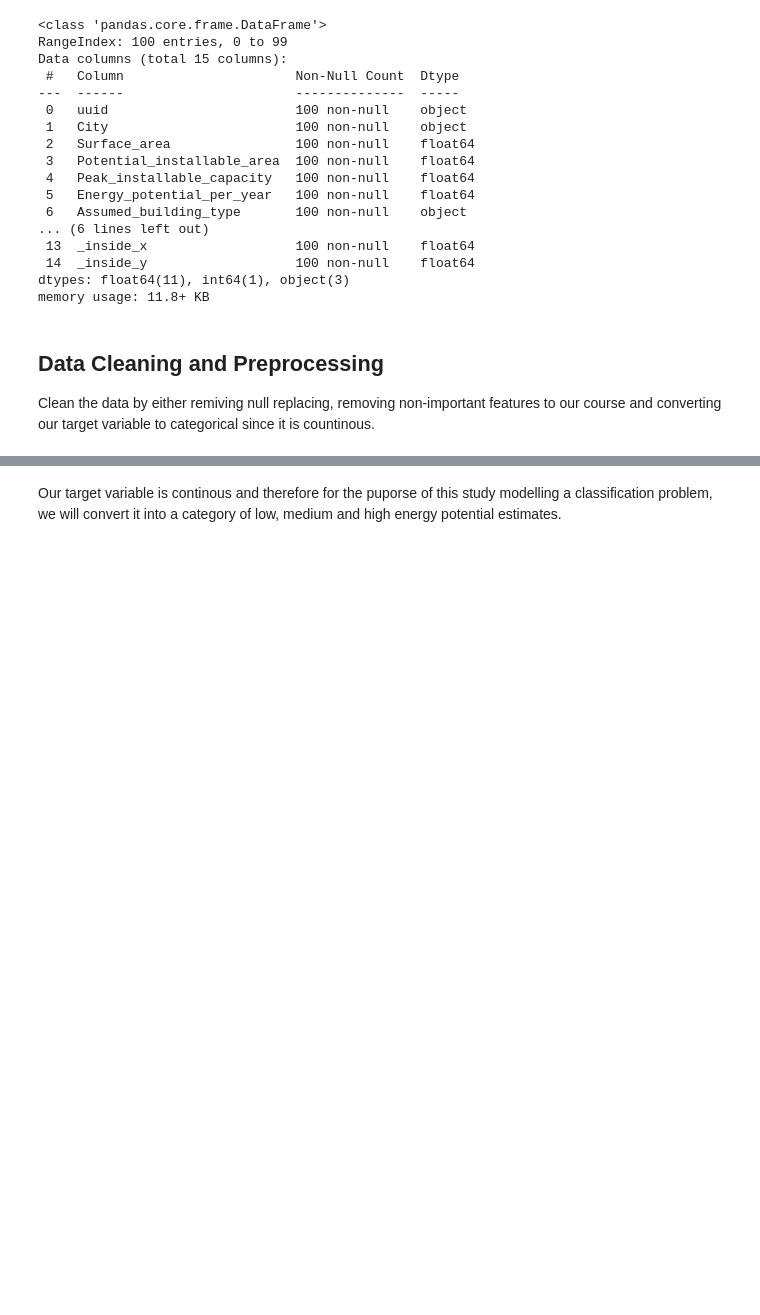
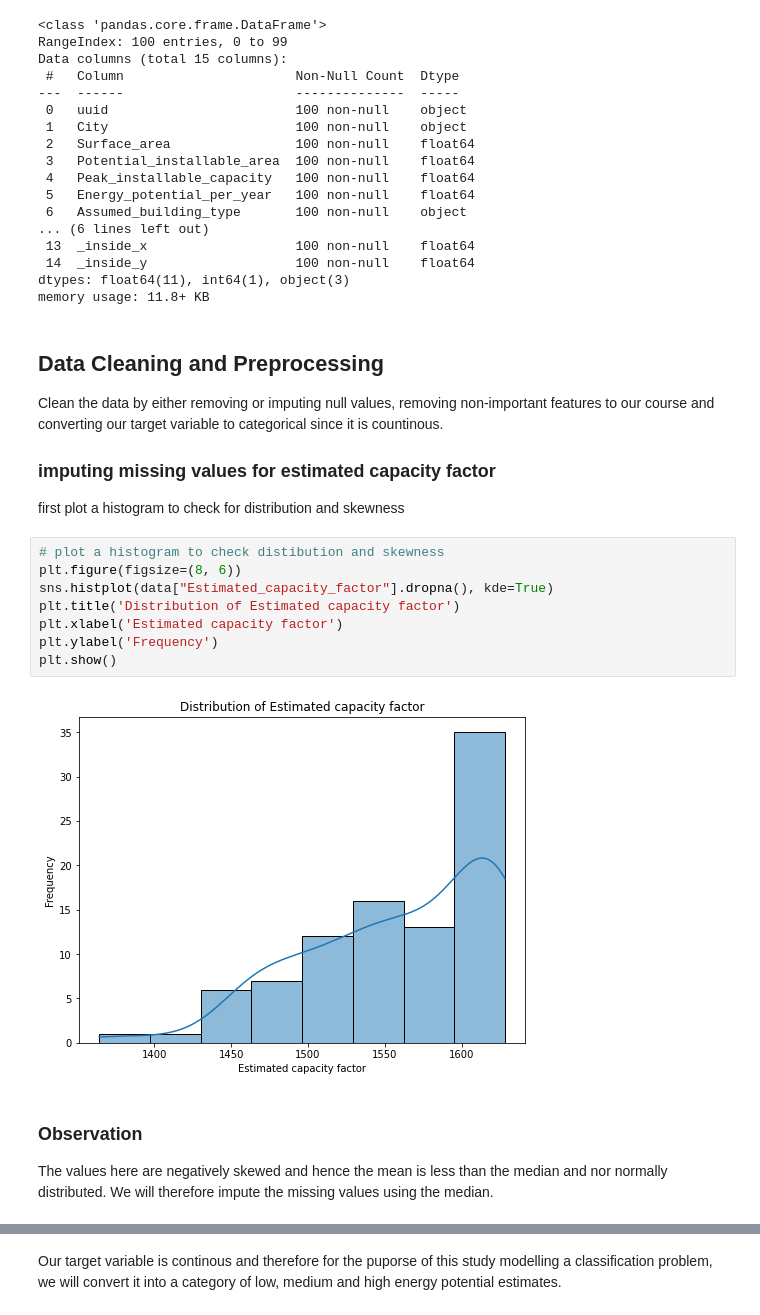
Before and after one commit to James-Kosgei/Phase3..Prjct88, a Jupyter notebook: index.ipynb, the cells around one changed output, grey strips where cells are left out. Drawn from its saved outputs; the diff is of its cells as text; blank space fills up the shorter version.

Commit message:
Data cleaning

```diff
--- a/index.ipynb
+++ b/index.ipynb
@@ -113,4 +113,20 @@ dtypes: float64(11), int64(1), object(3)
 memory usage: 11.8+ KB
 # %% [markdown]
 ## Data Cleaning and Preprocessing
-Clean the data by either remiving null replacing, removing non-important features to our course and converting our target variable to categorical since it is countinous.
+Clean the data by either removing or imputing null values, removing non-important features to our course and converting our target variable to categorical since it is countinous.
+
+### imputing missing values for estimated capacity factor
+first plot a histogram to check for distribution and skewness
+# %%
+# plot a histogram to check distibution and skewness
+plt.figure(figsize=(8, 6))
+sns.histplot(data["Estimated_capacity_factor"].dropna(), kde=True)
+plt.title('Distribution of Estimated capacity factor')
+plt.xlabel('Estimated capacity factor')
+plt.ylabel('Frequency')
+plt.show()
+# %% [output]
+[figure, added]
+# %% [markdown]
+### Observation
+The values here are negatively skewed and hence the mean is less than the median and nor normally distributed. We will therefore impute the missing values using the median.
```
Also changed, not shown: parts of 12 cells of this notebook.
